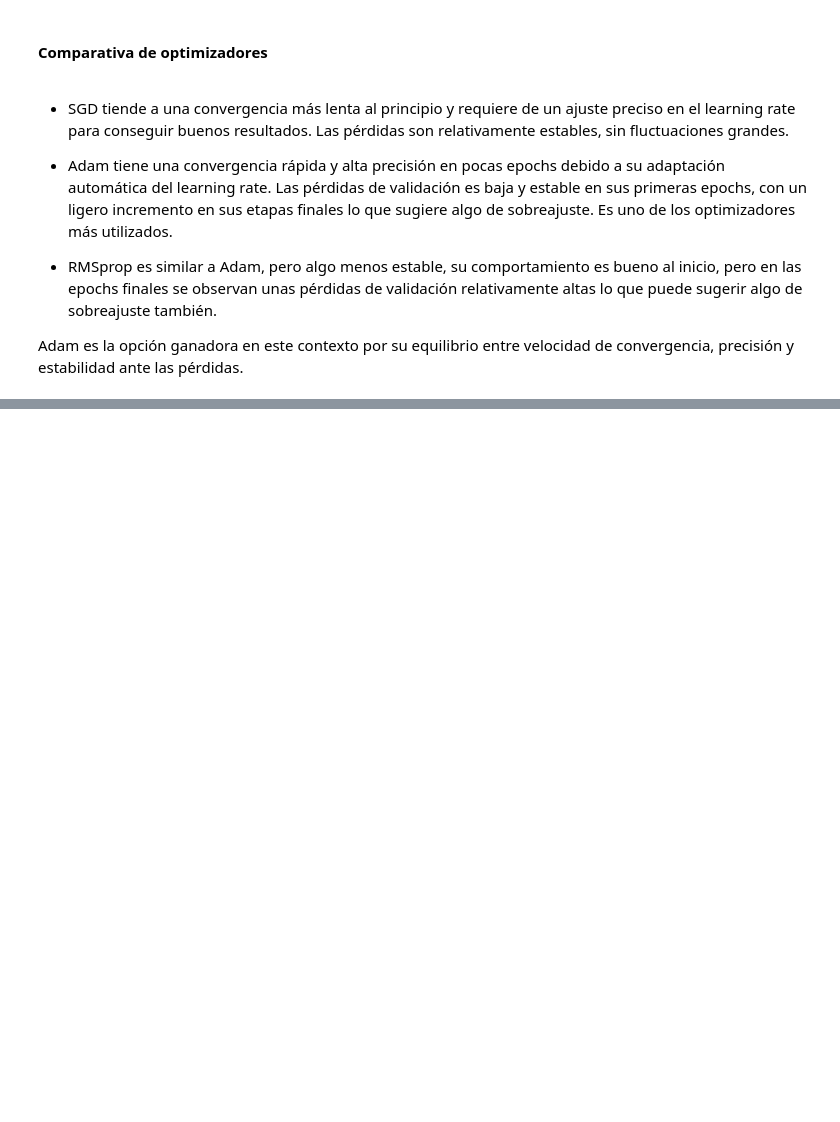
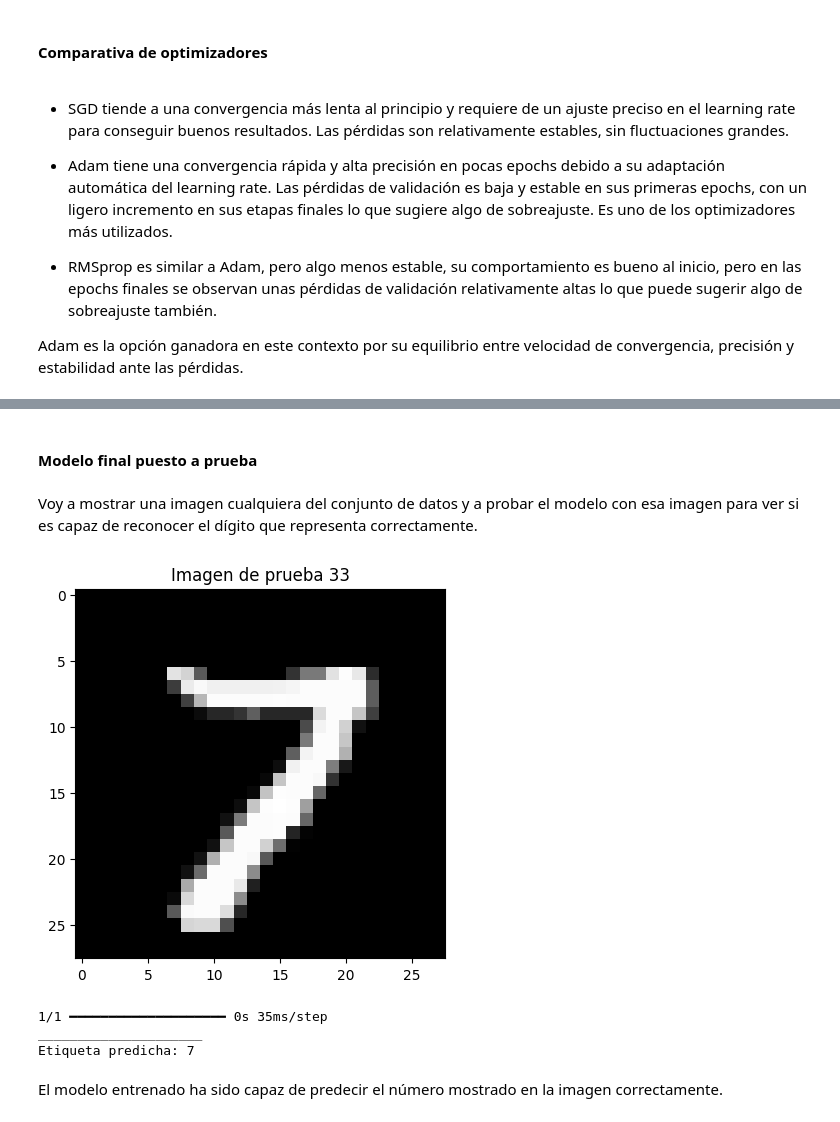
Before and after one commit to Rubenjme/Digit-classiffication, a Jupyter notebook: Digit classification.ipynb, the cells around one changed output, grey strips where cells are left out. Cells and saved outputs as stored; diff of their text form; code cells hidden in the pictures; blank space fills up the shorter version.

```diff
--- a/Digit classification.ipynb
+++ b/Digit classification.ipynb
@@ -828,0 +930,28 @@ Adam es la opción ganadora en este contexto por su equilibrio entre velocidad d
+# %% [markdown]
+#### Modelo final puesto a prueba
+# %% [markdown]
+Voy a mostrar una imagen cualquiera del conjunto de datos y a probar el modelo con esa imagen para ver si es capaz de reconocer el dígito que representa correctamente.
+# %%
+# Selección de una imagen de prueba
+test_image = test_images[34]  # Selecciono la imagen 33
+test_image_reshaped = test_image.reshape(28, 28)  # Redimensiono a 28x28 para mostrarla
+
+# Muestro la imagen
+plt.imshow(test_image_reshaped, cmap="gray")
+plt.title("Imagen de prueba 33")
+plt.show()
+
+# Realizo la predicción
+test_image = test_image.reshape(1, 784)     # Ajusto la forma
+prediccion = model_final.predict(test_image) # Selecciono el modelo final entrenado para predecir la imagen
+predicted_label = prediccion.argmax()
+
+print("_____________________")
+print(f"Etiqueta predicha: {predicted_label}")
+# %% [output]
+[figure, added]
+1/1 ━━━━━━━━━━━━━━━━━━━━ 0s 35ms/step
+_____________________
+Etiqueta predicha: 7
+# %% [markdown]
+El modelo entrenado ha sido capaz de predecir el número mostrado en la imagen correctamente.
```
Also changed, not shown: parts of 18 cells of this notebook.
